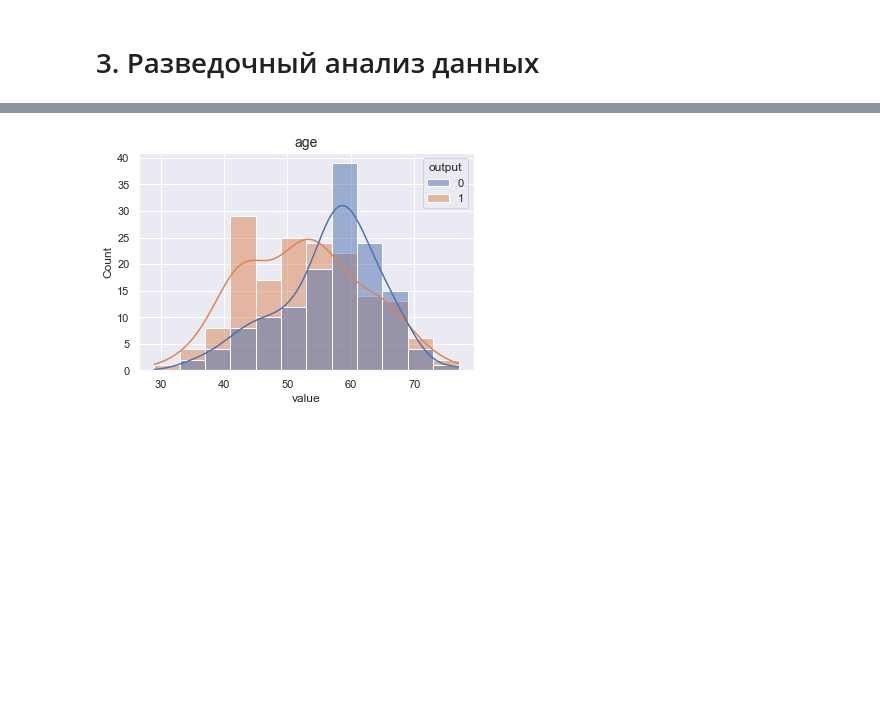
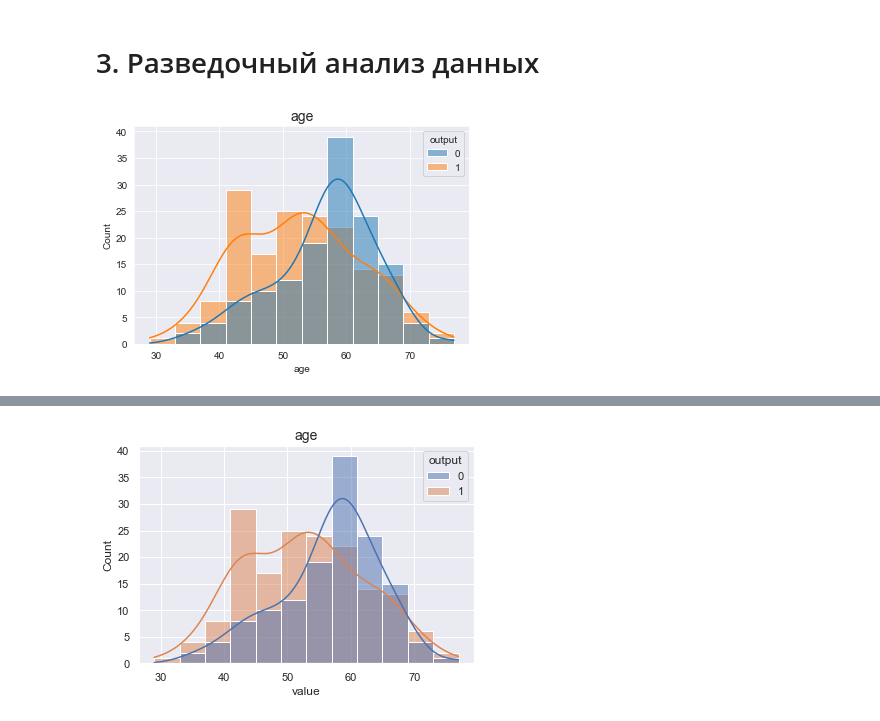
Before and after one commit to Kirill-Wwizarddd-Vladimirovich/heart-attack, a Jupyter notebook: notebooks/001-data_exploration.ipynb, the cells around one changed output, grey strips where cells are left out. Cells and saved outputs as stored; diff of their text form; code cells hidden in the pictures; blank space fills up the shorter version.

```diff
--- a/notebooks/001-data_exploration.ipynb
+++ b/notebooks/001-data_exploration.ipynb
@@ -199,3 +201,10 @@ dtype: float64
 # 3. Разведочный анализ данных
 # %%
 data_test = pd.melt(df, id_vars = ['output'])
+# %%
+sns.set_style("darkgrid")
+hist = sns.histplot(df, x = df['age'], hue = 'output', kde = True);
+hist.axes.set_title('age', fontsize = 14)
+plt.show()
+# %% [output]
+[figure, added]
```
Also changed, not shown: parts of 26 cells of this notebook, 6 other files.
